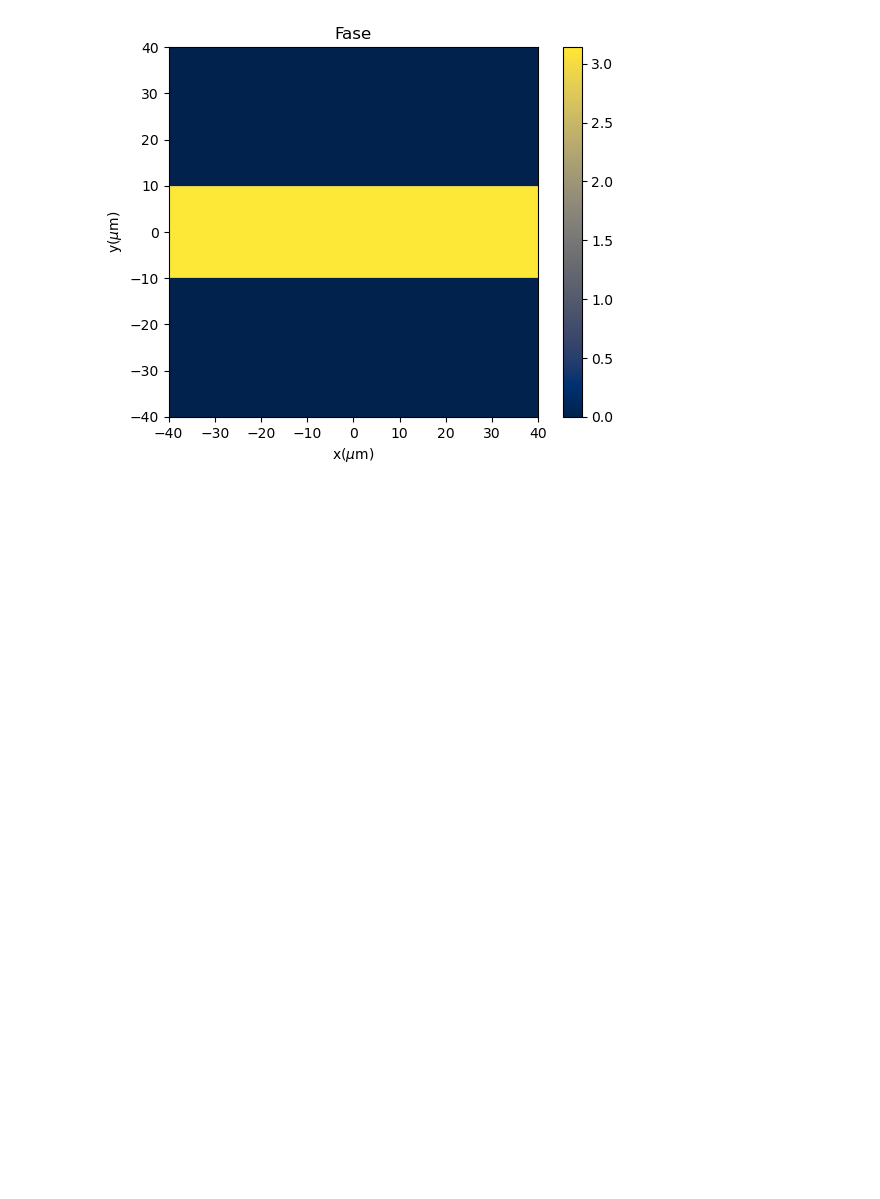
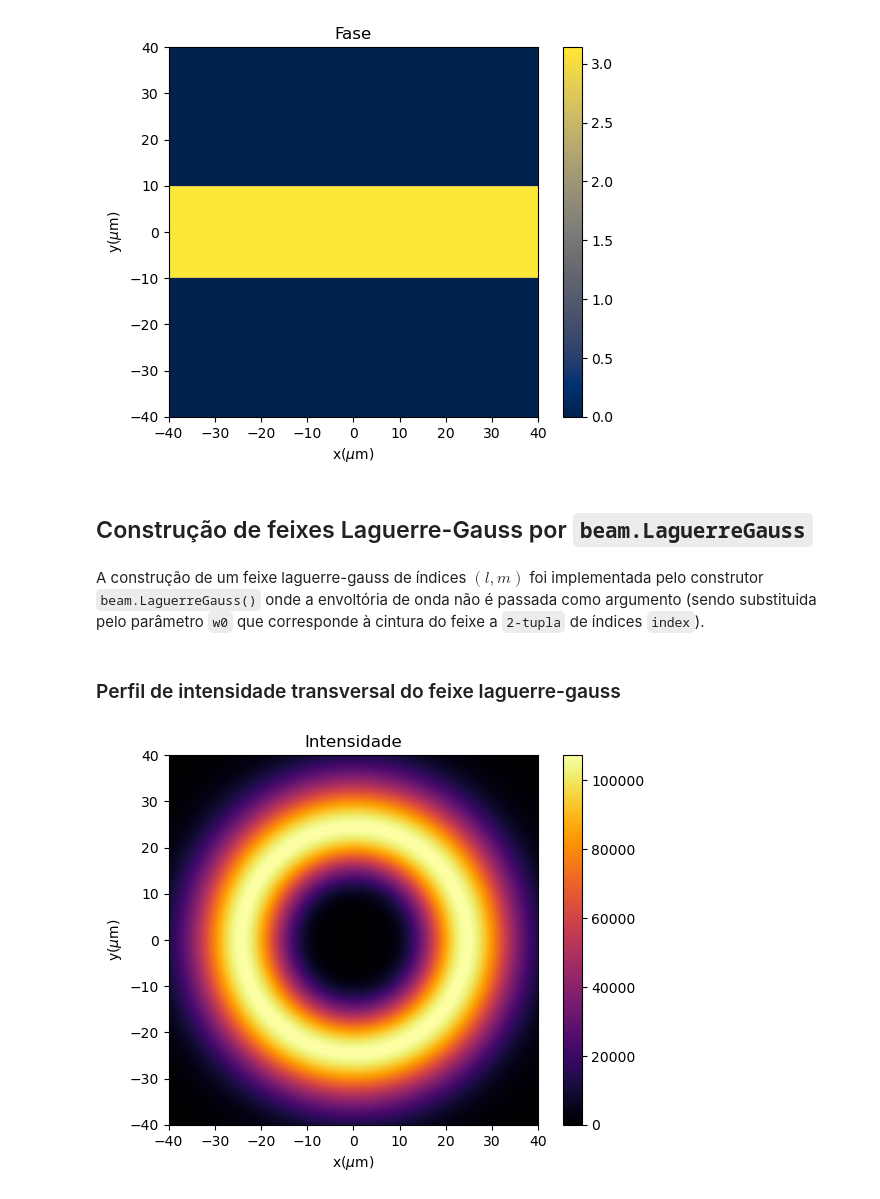
Before and after one commit to carlos-antunis-physics/computational-beam-optics, a Jupyter notebook: examples/2.optical-beams.ipynb, the cells around one changed output. Saved outputs shown, nothing was run; the diff lists cells and outputs as text; code cells hidden in the pictures; blank space fills up the shorter version.

Commit message:
Add laguerre-gauss beam [update] opticalField/beam.py 1. [add] beam.LaguerreGauss() constructor [update] examples/2.optical-beams.ipynb 1. [add] laguerre-gauss constructor example

```diff
--- a/examples/2.optical-beams.ipynb
+++ b/examples/2.optical-beams.ipynb
@@ -131,3 +131,35 @@ imageIntensity = ax.imshow(
 fig.colorbar(imageIntensity);       # insere uma colorbar
 # %% [output]
 [figure]
+# %% [markdown]
+## Construção de feixes Laguerre-Gauss por `beam.LaguerreGauss`
+# %% [markdown]
+A construção de um feixe laguerre-gauss de índices $(l,m)$ foi implementada pelo construtor `beam.LaguerreGauss()` onde a envoltória de onda não é passada como argumento (sendo substituida pelo parâmetro `w0` que corresponde à cintura do feixe a `2-tupla` de índices `index`).
+# %%
+laguerregaussBeam = beam.LaguerreGauss(
+    index = (1, 0),
+    w0 = 20.0,
+    region = (X, Y)
+);
+# %% [markdown]
+### Perfil de intensidade transversal do feixe laguerre-gauss
+# %%
+# criação de figuras para plotagem de imagem
+fig, ax = plt.subplots();
+
+# rotulação do título da figura
+ax.set_title('Intensidade');
+
+# rotulação dos eixos coordenados
+ax.set_xlabel('x($\mu$m)')
+ax.set_ylabel('y($\mu$m)')
+
+# geração de imagem do perfil de intesidade do feixe laguerre-gauss
+imageIntensity = ax.imshow(
+    intensity(laguerregaussBeam),
+    cmap = 'inferno',               # define o mapa de cores
+    extent = extremos               # define a extensão dos eixos x e y
+);
+fig.colorbar(imageIntensity);       # insere uma colorbar
+# %% [output]
+[figure, added]
```
Also changed, not shown: parts of 2 cells of this notebook, 1 other file.
